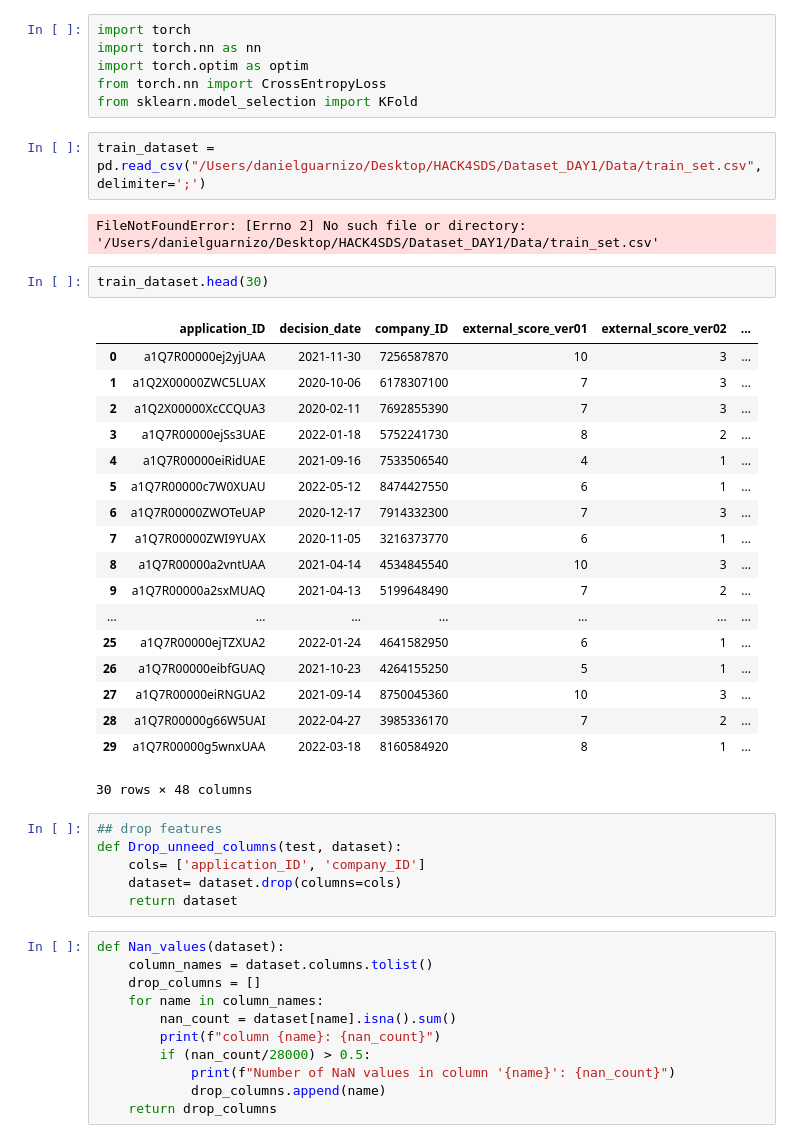
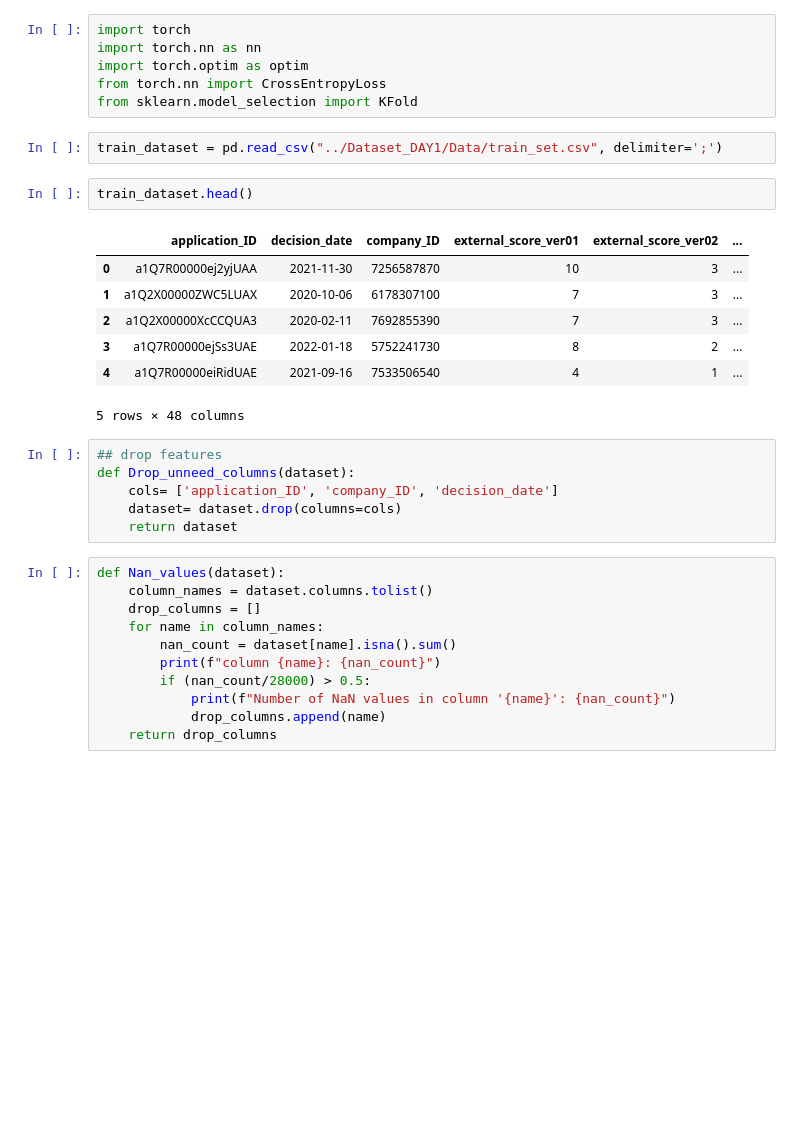
Before and after one commit to DanielGuarnizo/HACK4SDS, a Jupyter notebook: Dataset_DAY2/code2.ipynb, the cells around one changed output. Drawn from its saved outputs; the diff is of its cells as text; blank space fills up the shorter version.

```diff
--- a/Dataset_DAY2/code2.ipynb
+++ b/Dataset_DAY2/code2.ipynb
@@ -12,34 +12,21 @@ import torch.optim as optim
 from torch.nn import CrossEntropyLoss
 from sklearn.model_selection import KFold
 # %%
-train_dataset = pd.read_csv("/Users/danielguarnizo/Desktop/HACK4SDS/Dataset_DAY1/Data/train_set.csv", delimiter=';')
+train_dataset = pd.read_csv("../Dataset_DAY1/Data/train_set.csv", delimiter=';')
-# %% [output]
-FileNotFoundError: [Errno 2] No such file or directory: '/Users/danielguarnizo/Desktop/HACK4SDS/Dataset_DAY1/Data/train_set.csv'
 # %%
-train_dataset.head(30)
+train_dataset.head()
 # %% [output]
 |  | application_ID | decision_date | company_ID | external_score_ver01 | external_score_ver02 | ... |
 | 0 | a1Q7R00000ej2yjUAA | 2021-11-30 | 7256587870 | 10 | 3 | ... |
 | 1 | a1Q2X00000ZWC5LUAX | 2020-10-06 | 6178307100 | 7 | 3 | ... |
 | 2 | a1Q2X00000XcCCQUA3 | 2020-02-11 | 7692855390 | 7 | 3 | ... |
 | 3 | a1Q7R00000ejSs3UAE | 2022-01-18 | 5752241730 | 8 | 2 | ... |
 | 4 | a1Q7R00000eiRidUAE | 2021-09-16 | 7533506540 | 4 | 1 | ... |
-| 5 | a1Q7R00000c7W0XUAU | 2022-05-12 | 8474427550 | 6 | 1 | ... |
-| 6 | a1Q7R00000ZWOTeUAP | 2020-12-17 | 7914332300 | 7 | 3 | ... |
-| 7 | a1Q7R00000ZWI9YUAX | 2020-11-05 | 3216373770 | 6 | 1 | ... |
-| 8 | a1Q7R00000a2vntUAA | 2021-04-14 | 4534845540 | 10 | 3 | ... |
-| 9 | a1Q7R00000a2sxMUAQ | 2021-04-13 | 5199648490 | 7 | 2 | ... |
-| ... | ... | ... | ... | ... | ... | ... |
-| 25 | a1Q7R00000ejTZXUA2 | 2022-01-24 | 4641582950 | 6 | 1 | ... |
-| 26 | a1Q7R00000eibfGUAQ | 2021-10-23 | 4264155250 | 5 | 1 | ... |
-| 27 | a1Q7R00000eiRNGUA2 | 2021-09-14 | 8750045360 | 10 | 3 | ... |
-| 28 | a1Q7R00000g66W5UAI | 2022-04-27 | 3985336170 | 7 | 2 | ... |
-| 29 | a1Q7R00000g5wnxUAA | 2022-03-18 | 8160584920 | 8 | 1 | ... |
-30 rows × 48 columns
+5 rows × 48 columns
 # %%
 ## drop features
-def Drop_unneed_columns(test, dataset):
-    cols= ['application_ID', 'company_ID']
+def Drop_unneed_columns(dataset):
+    cols= ['application_ID', 'company_ID', 'decision_date']
     dataset= dataset.drop(columns=cols)
     return dataset
 # %%
```
Also changed, not shown: parts of 16 cells of this notebook, 1 other file.
